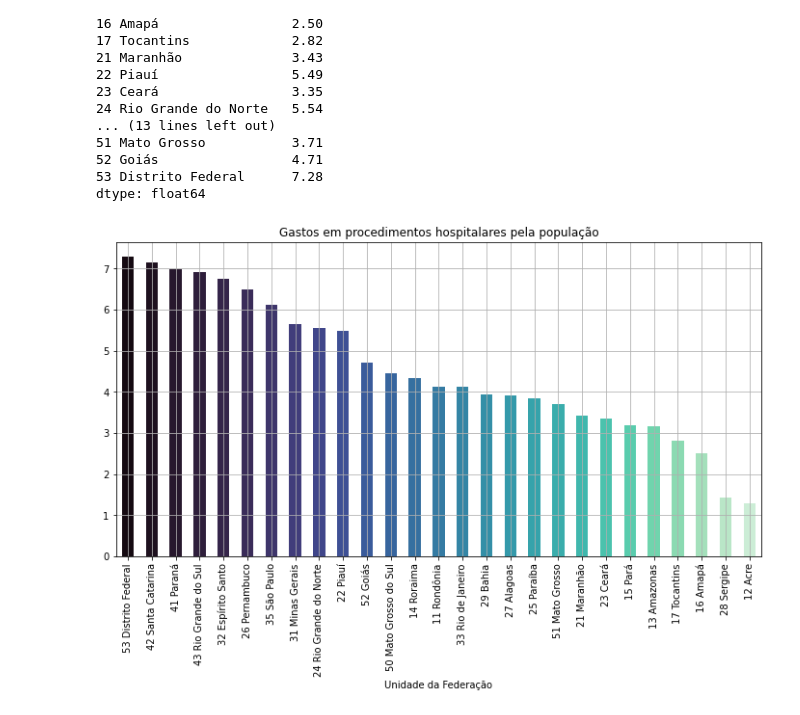
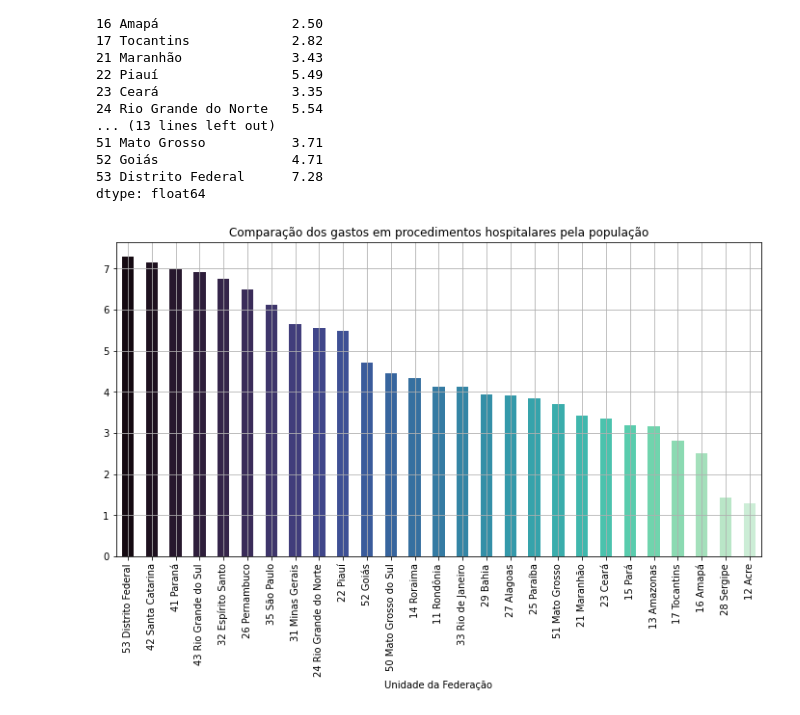
Before and after one commit to silviacfreitas/BootcampDataScienceAplicadaAlura, a Jupyter notebook: BootcampDSModulo01Aula05.ipynb, the cells around one changed output. Drawn from its saved outputs; the diff is of its cells as text; code cells hidden in the pictures.

```diff
--- a/BootcampDSModulo01Aula05.ipynb
+++ b/BootcampDSModulo01Aula05.ipynb
@@ -12,7 +12,7 @@ import matplotlib.pyplot as plt
 import matplotlib.ticker as ticker
 import seaborn as sns
 # %%
-dados = pd.read_csv("/content/A160324189_28_143_208.csv", encoding="ISO-8859-1",
+dados = pd.read_csv("https://raw.githubusercontent.com/alura-cursos/agendamento-hospitalar/main/dados/A160324189_28_143_208.csv", encoding="ISO-8859-1",
                     skiprows=3, sep=";", skipfooter=12,
                     thousands=".", decimal=",", engine="python")
 dados
@@ -992,7 +992,7 @@ plt.show()
 # %% [markdown]
 Os dados da população por estado foram regtirados do site do IBGE:
 # %%
-dados_populacao = pd.read_excel("/content/serie_2001_2020_TCU.xls", skiprows=4, skipfooter=10)
+dados_populacao = pd.read_excel("https://github.com/silviacfreitas/BootcampDataScienceAplicadaAlura/raw/main/serie_2001_2020_TCU.xls", skiprows=4, skipfooter=10)
 dados_populacao.head()
 # %% [output]
 |  | Unidades da Federação | 2001 | 2002 | 2003 | 2004 | 2005 | 2006 | 2007 | 2008 | 2009 | ... |
@@ -1069,10 +1069,10 @@ dtype: float64
 # %%
 ax = gastos_por_populacao.sort_values(ascending=False).plot(
     kind="bar",
     figsize=(12,6),
     color=sns.color_palette("mako", len(range(27))))
-plt.title("Gastos em procedimentos hospitalares pela população")
+plt.title("Comparação dos gastos em procedimentos hospitalares pela população")
 plt.grid()
 plt.show()
 # %% [output]
-[figure, old version]
+[figure, new version]
```
Also changed, not shown: parts of 1 cell of this notebook.
